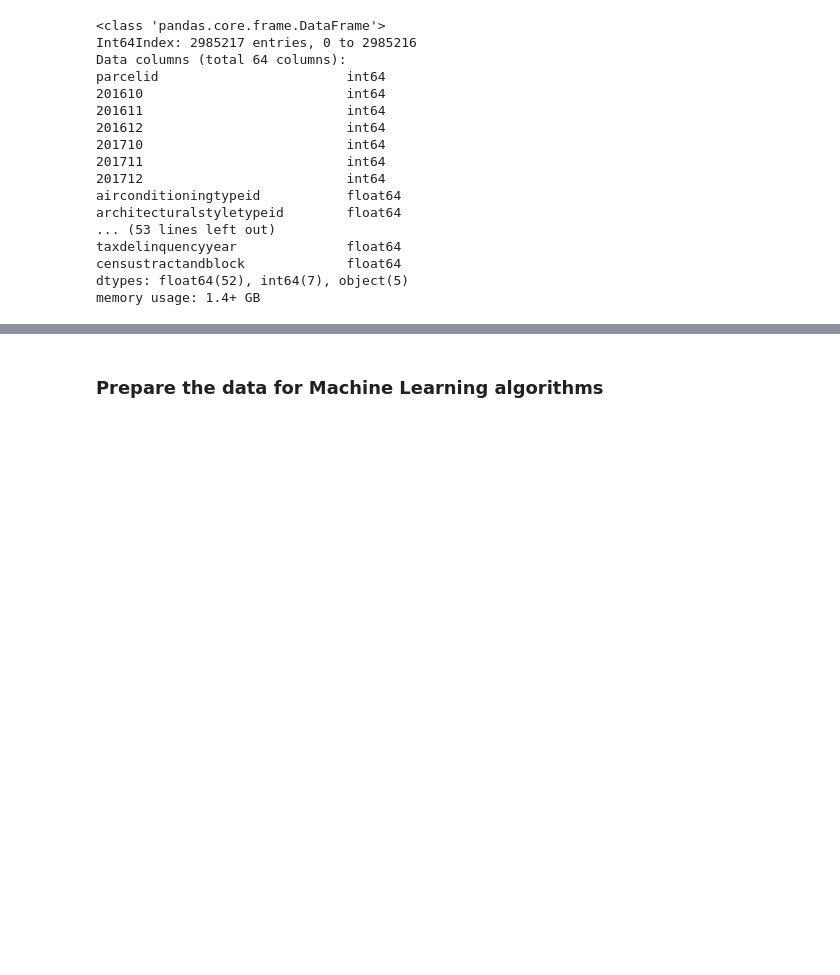
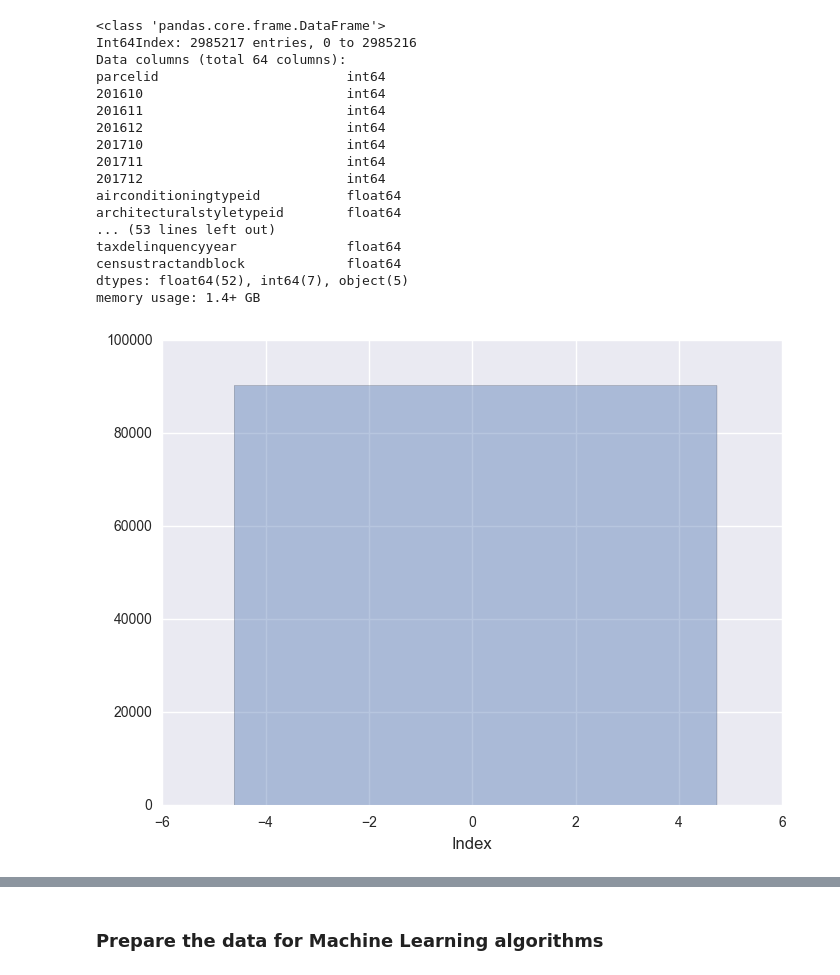
Before and after one commit to djhavera/Zillow, a Jupyter notebook: Zillow_2.ipynb, the cells around one changed output, grey strips where cells are left out. Drawn from its saved outputs; the diff is of its cells as text; code cells hidden in the pictures; blank space fills up the shorter version.

```diff
--- a/Zillow_2.ipynb
+++ b/Zillow_2.ipynb
@@ -67,12 +67,13 @@ memory usage: 1.4+ GB
 np.random.seed(42)
 # %%
 # Let's check the logerror to see how it is distributed and if there are outliers.
+import seaborn as sns
 plt.figure(figsize=(8,6))
-#plt.scatter(range(train_df.shape[0]), np.sort(train_df.logerror.values))
-sns.distplot(train_df.logerror.values, bins=50, kde=False)
+sns.distplot(train_df.logerror.values, bins=1, kde=False)
 plt.xlabel('Index', fontsize=12)
-#plt.ylabel('logerror', fontsize=12)
 plt.show()
+# %% [output]
+[figure, added]
 # %%
 import matplotlib.pyplot as plt
 import numpy as np
```
Also changed, not shown: parts of 36 cells of this notebook.
